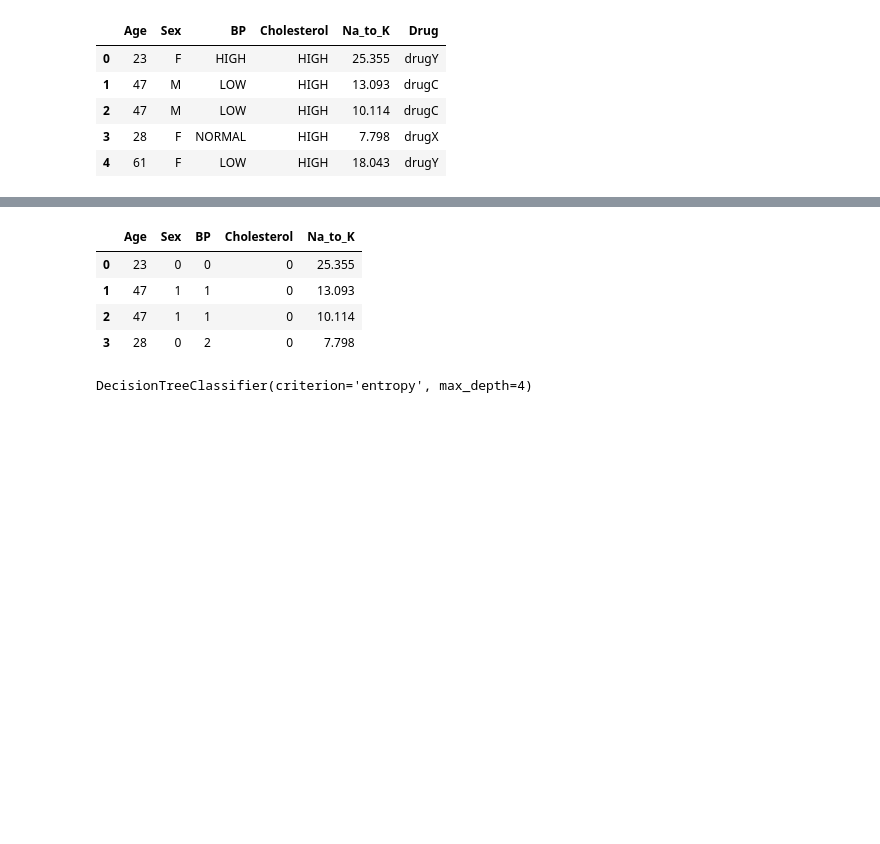
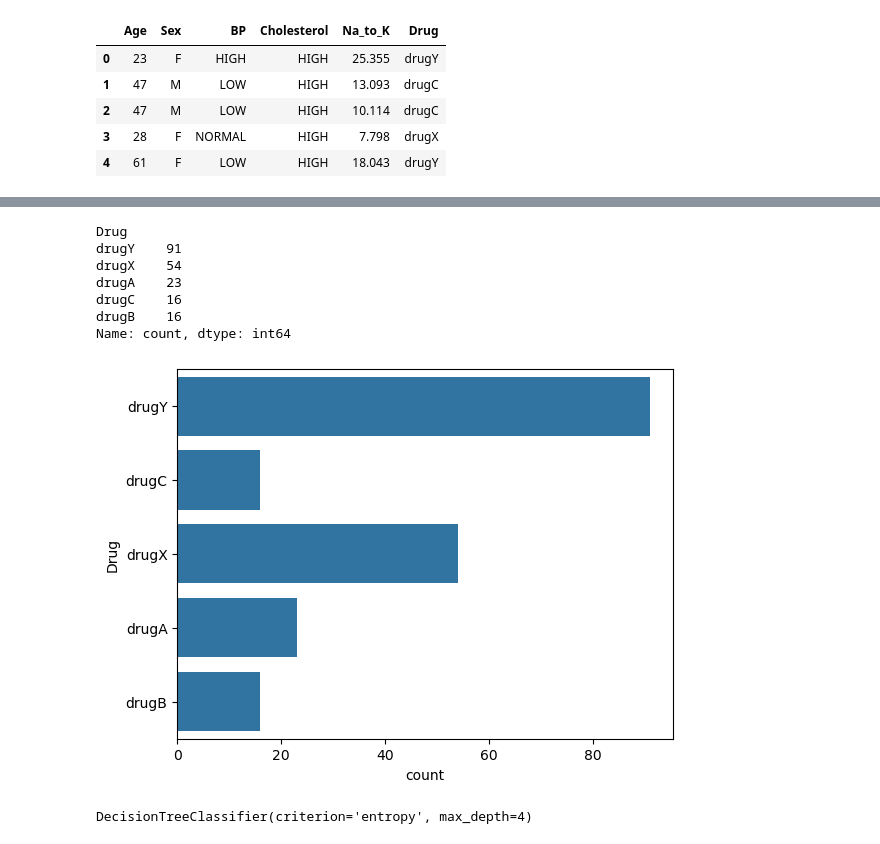
Before and after one commit to zahra-ahmadbeigloo/Machine-Learning-Projects, a Jupyter notebook: Drug-Classification/Drug.ipynb, the cells around one changed output, grey strips where cells are left out. Saved outputs shown, nothing was run; the diff lists cells and outputs as text; code cells hidden in the pictures; blank space fills up the shorter version.

```diff
--- a/Drug-Classification/Drug.ipynb
+++ b/Drug-Classification/Drug.ipynb
@@ -15,7 +16,8 @@ path = kagglehub.dataset_download("jeevanrh/drug200csv")
 
 print("Path to dataset files:", path)
 # %%
-my_data = pd.read_csv('drug200.csv', delimiter=",")
+p = r'\Users\Behbab\Datasets\drug200.csv'
+my_data = pd.read_csv(p)
 my_data.head()
 # %% [output]
 |  | Age | Sex | BP | Cholesterol | Na_to_K | Drug |
@@ -26,0 +57,9 @@ my_data.head()
+# %%
+label_encoder = LabelEncoder()
+my_data['Sex'] = label_encoder.fit_transform(my_data['Sex'])
+my_data['BP'] = label_encoder.fit_transform(my_data['BP'])
+my_data['Cholesterol'] = label_encoder.fit_transform(my_data['Cholesterol'])
+
+custom_map = {'drugA':0,'drugB':1,'drugC':2,'drugX':3,'drugY':4}
+my_data['Drug_num'] = my_data['Drug'].map(custom_map)
+my_data.head()
@@ -27,2 +83,14 @@ my_data.head()
+# %%
+sns.countplot( my_data["Drug"])
+my_data["Drug"].value_counts()
+# %% [output]
+Drug
+drugY    91
+drugX    54
+drugA    23
+drugC    16
+drugB    16
+Name: count, dtype: int64
+[figure, added]
 # %%
 X = my_data[['Age', 'Sex', 'BP', 'Cholesterol', 'Na_to_K']]
@@ -39,12 +97,4 @@ X.iloc[:,3] = sex_lab.fit_transform(X.iloc[:,3])
 y = my_data["Drug"]
-# %%
-X.head(4)
-# %% [output]
-|  | Age | Sex | BP | Cholesterol | Na_to_K |
-| 0 | 23 | 0 | 0 | 0 | 25.355 |
-| 1 | 47 | 1 | 1 | 0 | 13.093 |
-| 2 | 47 | 1 | 1 | 0 | 10.114 |
-| 3 | 28 | 0 | 2 | 0 | 7.798 |
 # %%
 X_train, X_test, y_train, y_test = train_test_split(X, y, test_size=0.3, random_state=3)
 # %%
```
Also changed, not shown: parts of 8 cells of this notebook.
